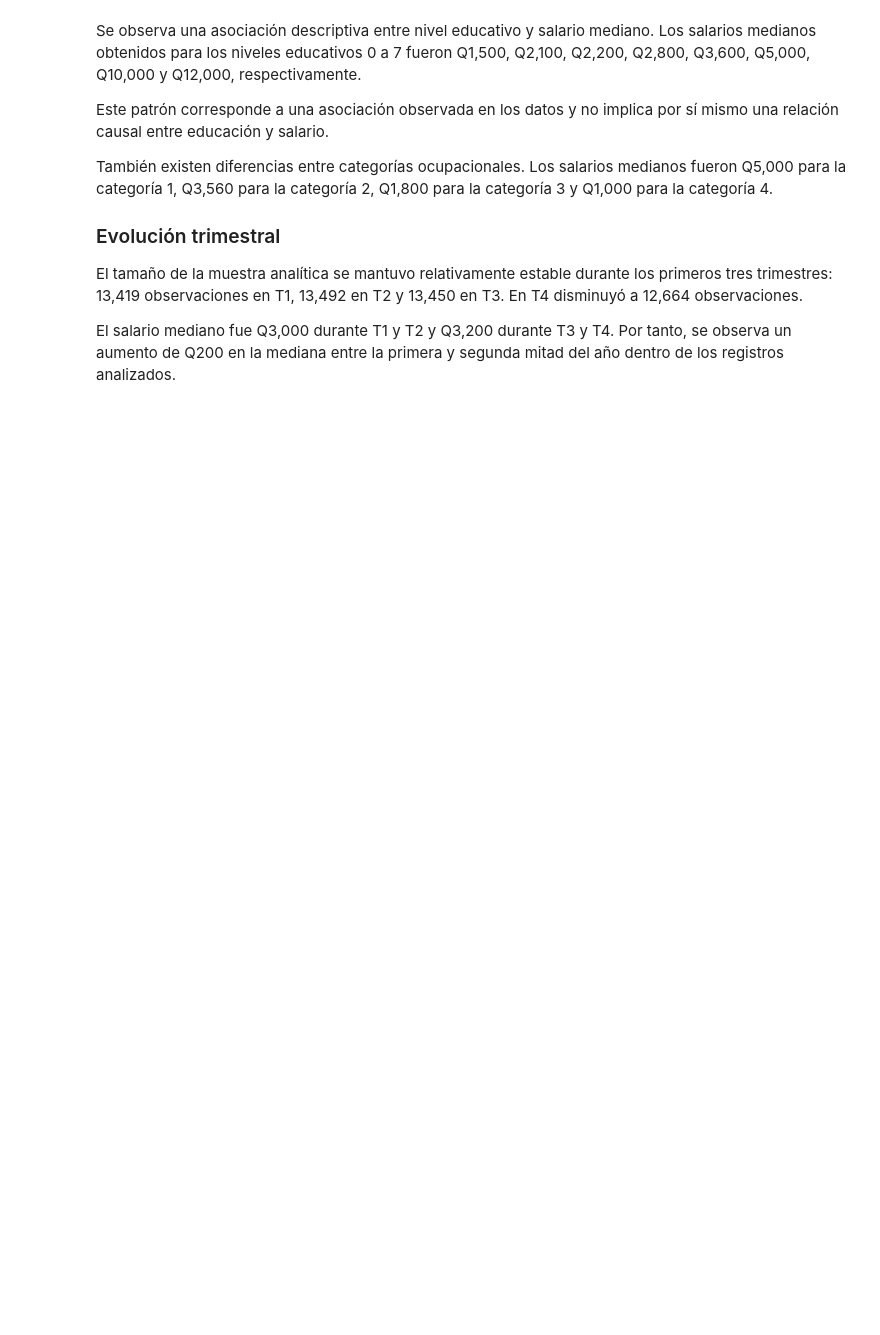
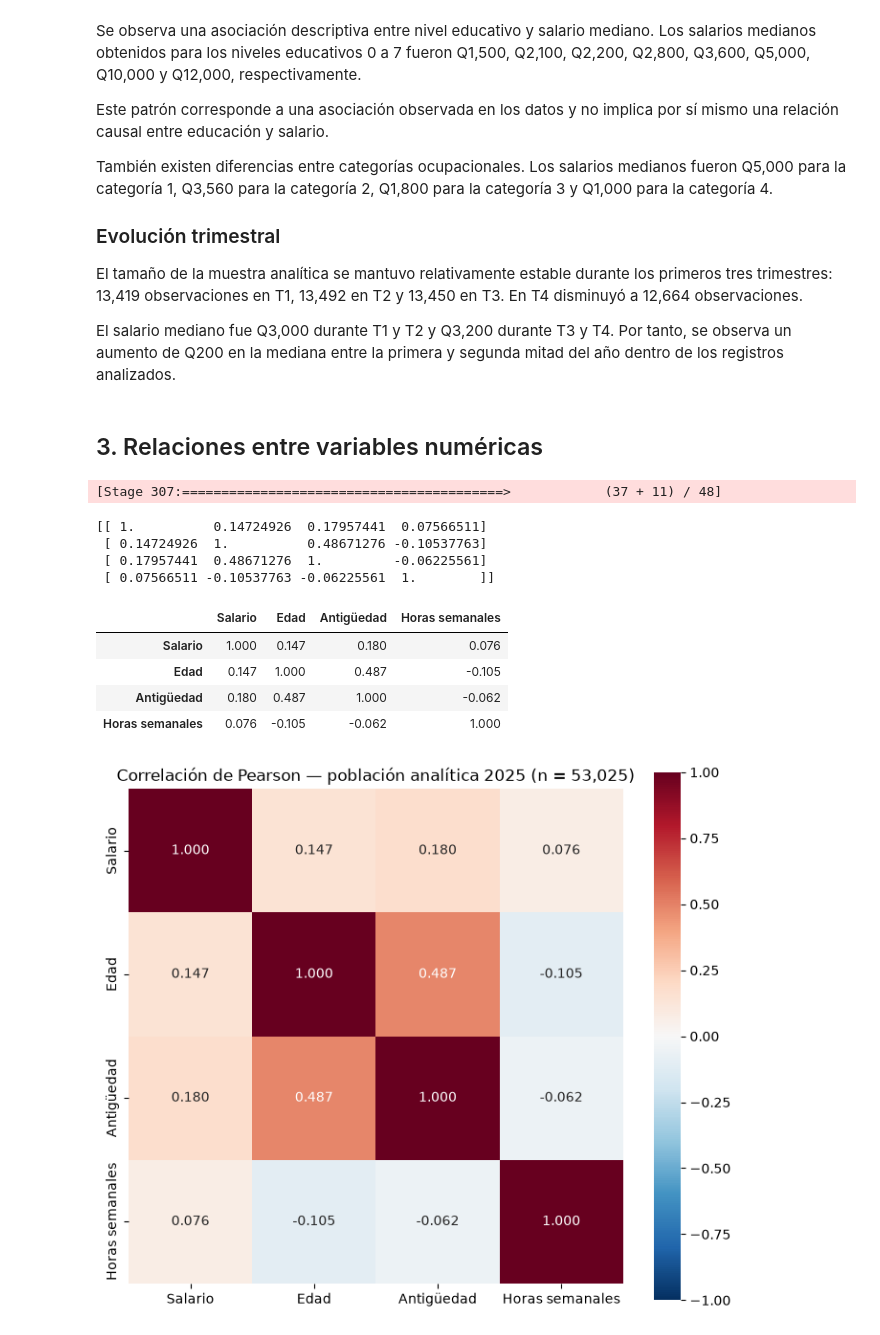
Before and after one commit to tismajo/CC3084-Laboratorio7, a Jupyter notebook: Laboratorio7.ipynb, the cells around one changed output. Drawn from its saved outputs; the diff is of its cells as text; code cells hidden in the pictures; blank space fills up the shorter version.

```diff
--- a/Laboratorio7.ipynb
+++ b/Laboratorio7.ipynb
@@ -1730,3 +1741,59 @@ durante los primeros tres trimestres: 13,419 observaciones en T1,
 El salario mediano fue Q3,000 durante T1 y T2 y Q3,200 durante T3 y T4.
 Por tanto, se observa un aumento de Q200 en la mediana entre la primera
 y segunda mitad del año dentro de los registros analizados.
+# %% [markdown]
+## 3. Relaciones entre variables numéricas
+# %%
+variables_corr = [
+    "salario_mensual",
+    "edad",
+    "antiguedad",
+    "horas_semanales"
+]
+
+assembler_corr = VectorAssembler(
+    inputCols=variables_corr,
+    outputCol="features_corr"
+)
+
+df_corr = assembler_corr.transform(df_limpio)
+
+matriz_corr = (
+    Correlation
+    .corr(
+        df_corr,
+        "features_corr",
+        "pearson"
+    )
+    .head()[0]
+    .toArray()
+)
+
+print(matriz_corr)
+# %% [output]
+[Stage 307:=========================================>            (37 + 11) / 48]
+[[ 1.          0.14724926  0.17957441  0.07566511]
+ [ 0.14724926  1.          0.48671276 -0.10537763]
+ [ 0.17957441  0.48671276  1.         -0.06225561]
+ [ 0.07566511 -0.10537763 -0.06225561  1.        ]]
+# %%
+import seaborn as sns
+
+etiquetas_corr = ["Salario", "Edad", "Antigüedad", "Horas semanales"]
+
+pdf_corr = pd.DataFrame(matriz_corr, index=etiquetas_corr, columns=etiquetas_corr)
+display(pdf_corr.round(3))
+
+plt.figure(figsize=(7, 6))
+sns.heatmap(pdf_corr, annot=True, fmt=".3f", cmap="RdBu_r",
+            vmin=-1, vmax=1, square=True)
+plt.title("Correlación de Pearson — población analítica 2025 (n = 53,025)")
+plt.tight_layout()
+plt.show()
+# %% [output]
+|  | Salario | Edad | Antigüedad | Horas semanales |
+| Salario | 1.000 | 0.147 | 0.180 | 0.076 |
+| Edad | 0.147 | 1.000 | 0.487 | -0.105 |
+| Antigüedad | 0.180 | 0.487 | 1.000 | -0.062 |
+| Horas semanales | 0.076 | -0.105 | -0.062 | 1.000 |
+[figure, added]
```
Also changed, not shown: parts of 6 cells of this notebook.
